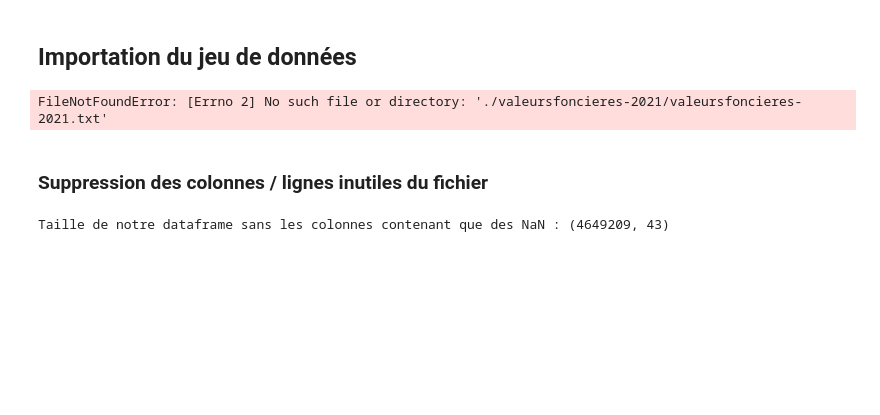
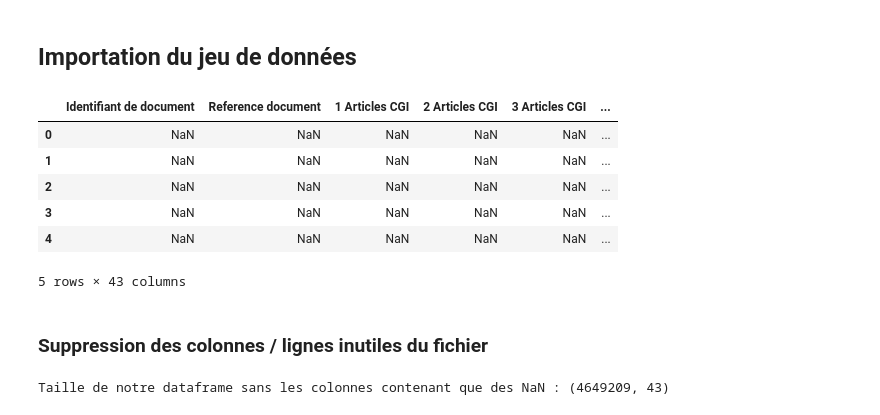
Before and after one commit to dounya-bourhani/ProjetPython, a Jupyter notebook: traitement_valeurs_foncieres_2021.ipynb, the cells around one changed output. Cells and saved outputs as stored; diff of their text form; code cells hidden in the pictures; blank space fills up the shorter version.

```diff
--- a/traitement_valeurs_foncieres_2021.ipynb
+++ b/traitement_valeurs_foncieres_2021.ipynb
@@ -3,10 +3,16 @@
 # %%
 import pandas as pd
 
-df = pd.read_csv('./valeursfoncieres-2021/valeursfoncieres-2021.txt', sep="|", decimal=",")
+df = pd.read_csv('./donnees/valeursfoncieres-2021.txt', sep="|", decimal=",")
 df.head()
 # %% [output]
+|  | Identifiant de document | Reference document | 1 Articles CGI | 2 Articles CGI | 3 Articles CGI | ... |
+| 0 | NaN | NaN | NaN | NaN | NaN | ... |
+| 1 | NaN | NaN | NaN | NaN | NaN | ... |
+| 2 | NaN | NaN | NaN | NaN | NaN | ... |
+| 3 | NaN | NaN | NaN | NaN | NaN | ... |
+| 4 | NaN | NaN | NaN | NaN | NaN | ... |
-FileNotFoundError: [Errno 2] No such file or directory: './valeursfoncieres-2021/valeursfoncieres-2021.txt'
+5 rows × 43 columns
 # %% [markdown]
 ### Suppression des colonnes / lignes inutiles du fichier
 # %%
```
Also changed, not shown: parts of 12 cells of this notebook.
